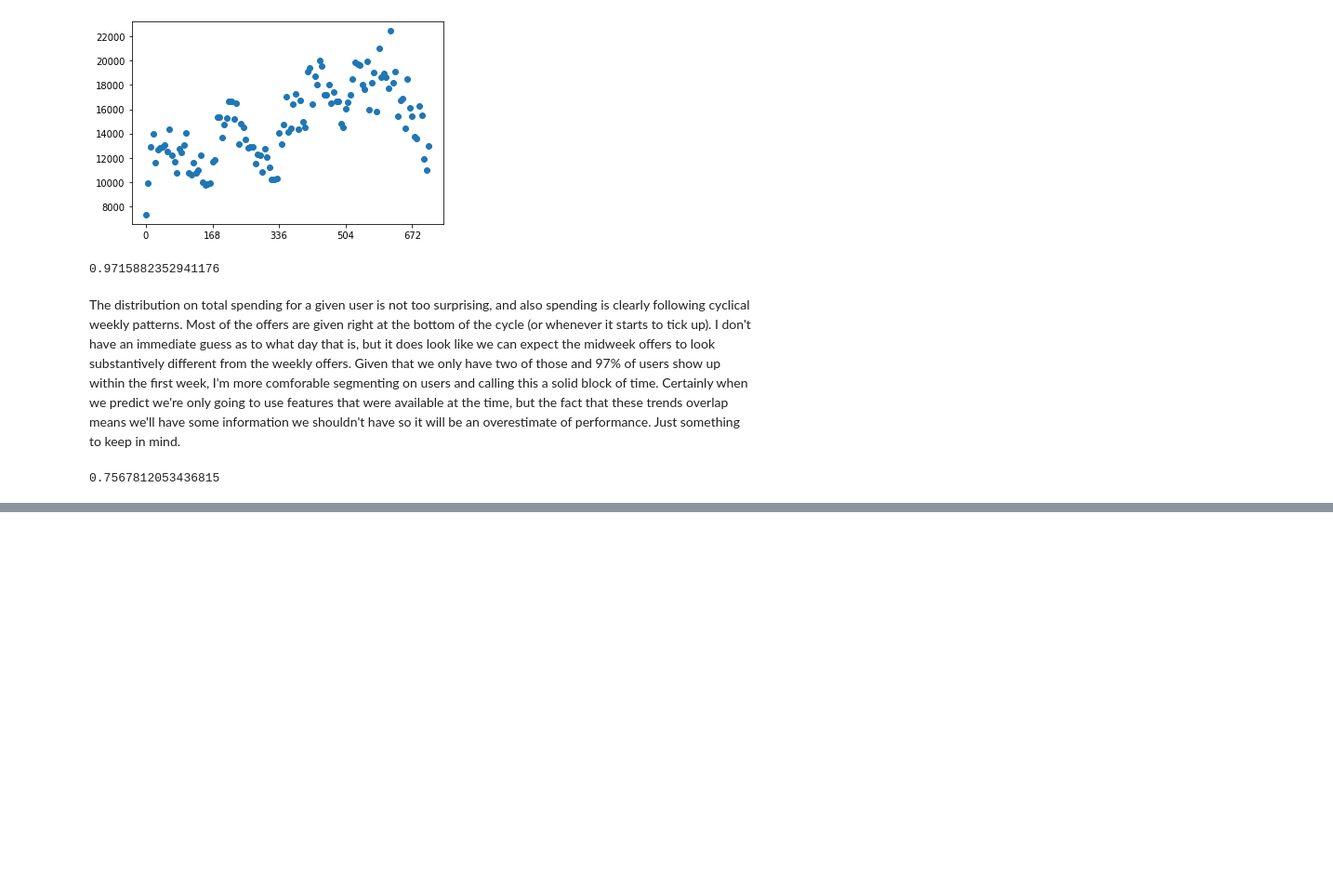
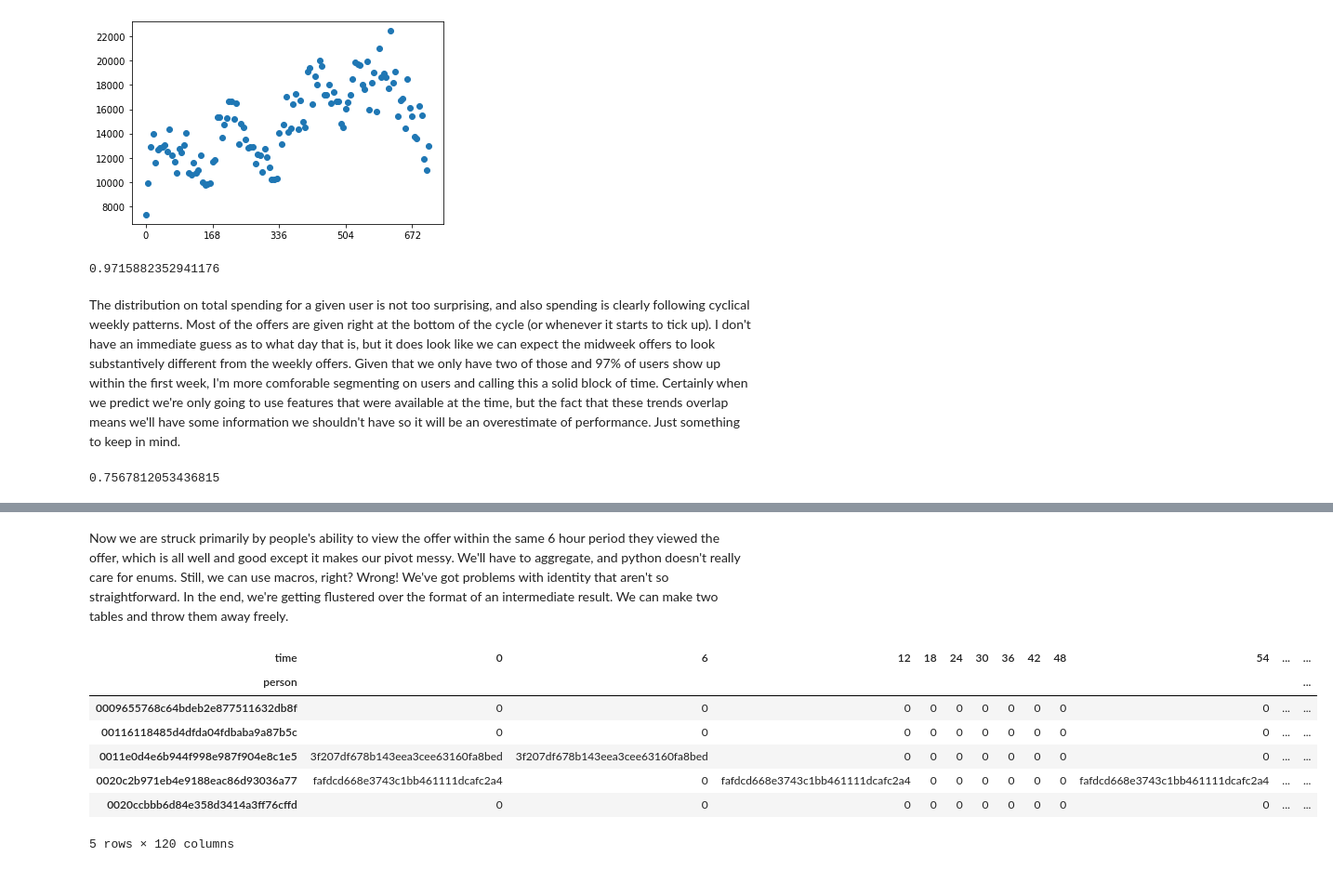
Before and after one commit to crgl/starbucks-capstone, a Jupyter notebook: Starbucks_Capstone_notebook.ipynb, the cells around one changed output, grey strips where cells are left out. Shown at 93% size. Drawn from its saved outputs; the diff is of its cells as text; code cells hidden in the pictures; blank space fills up the shorter version.

```diff
--- a/Starbucks_Capstone_notebook.ipynb
+++ b/Starbucks_Capstone_notebook.ipynb
@@ -331,0 +390,29 @@ Now, we want to consider time under the influence of the promotion. That's betwe
+# %%
+RECEIVED = 1 << 0
+VIEWED = 1 << 1
+COMPLETED = 1 << 2
+
+def agg(arr):
+    out = 0
+    for val in arr:
+        if val == 'offer received':
+            out |= RECEIVED
+        elif val == 'offer viewed':
+            out |= VIEWED
+        else:
+            out |= COMPLETED
+    return out
+
+def robust_access(d):
+    try:
+        return d['offer id']
+    except:
+        return d['offer_id']
+
+offers_train = transcript_train[transcript_train['event'] != 'transaction']
+offers_train['value'] = offers_train['value'].apply(lambda d: robust_access(d)) # Ah, the vagaries of formatting
+
+offer_kinds = offers_train.pivot_table(index='person', columns='time', values='value', aggfunc=lambda arr: arr.to_numpy()[0], fill_value = 0)
+offer_events = offers_train.pivot_table(index='person', columns='time', values='event', aggfunc=agg, fill_value = 0)
+# offers_train = offers_train.pivot(index='person', columns='time')
+# offers_train.columns = offers_train.columns.droplevel()
@@ -331,0 +425,13 @@ Now, we want to consider time under the influence of the promotion. That's betwe
+# %% [markdown]
+Now we are struck primarily by people's ability to view the offer within the same 6 hour period they viewed the offer, which is all well and good except it makes our pivot messy. We'll have to aggregate, and python doesn't really care for enums. Still, we can use macros, right? Wrong! We've got problems with identity that aren't so straightforward. In the end, we're getting flustered over the format of an intermediate result. We can make two tables and throw them away freely.
+# %%
+offer_kinds.head()
+# %% [output]
+| time | 0 | 6 | 12 | 18 | 24 | 30 | 36 | 42 | 48 | 54 | ... | ... |
+| person |  |  |  |  |  |  |  |  |  |  |  | ... |
+| 0009655768c64bdeb2e877511632db8f | 0 | 0 | 0 | 0 | 0 | 0 | 0 | 0 | 0 | 0 | ... | ... |
+| 00116118485d4dfda04fdbaba9a87b5c | 0 | 0 | 0 | 0 | 0 | 0 | 0 | 0 | 0 | 0 | ... | ... |
+| 0011e0d4e6b944f998e987f904e8c1e5 | 3f207df678b143eea3cee63160fa8bed | 3f207df678b143eea3cee63160fa8bed | 0 | 0 | 0 | 0 | 0 | 0 | 0 | 0 | ... | ... |
+| 0020c2b971eb4e9188eac86d93036a77 | fafdcd668e3743c1bb461111dcafc2a4 | 0 | fafdcd668e3743c1bb461111dcafc2a4 | 0 | 0 | 0 | 0 | 0 | 0 | fafdcd668e3743c1bb461111dcafc2a4 | ... | ... |
+| 0020ccbbb6d84e358d3414a3ff76cffd | 0 | 0 | 0 | 0 | 0 | 0 | 0 | 0 | 0 | 0 | ... | ... |
+5 rows × 120 columns
```
Also changed, not shown: parts of 19 cells of this notebook.
